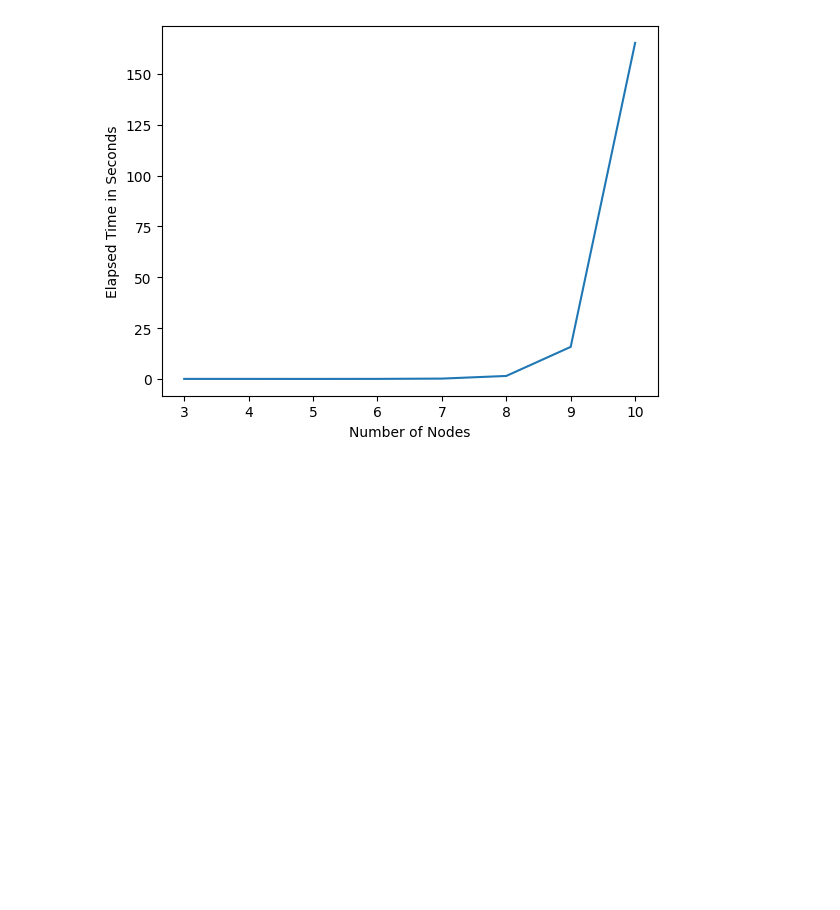
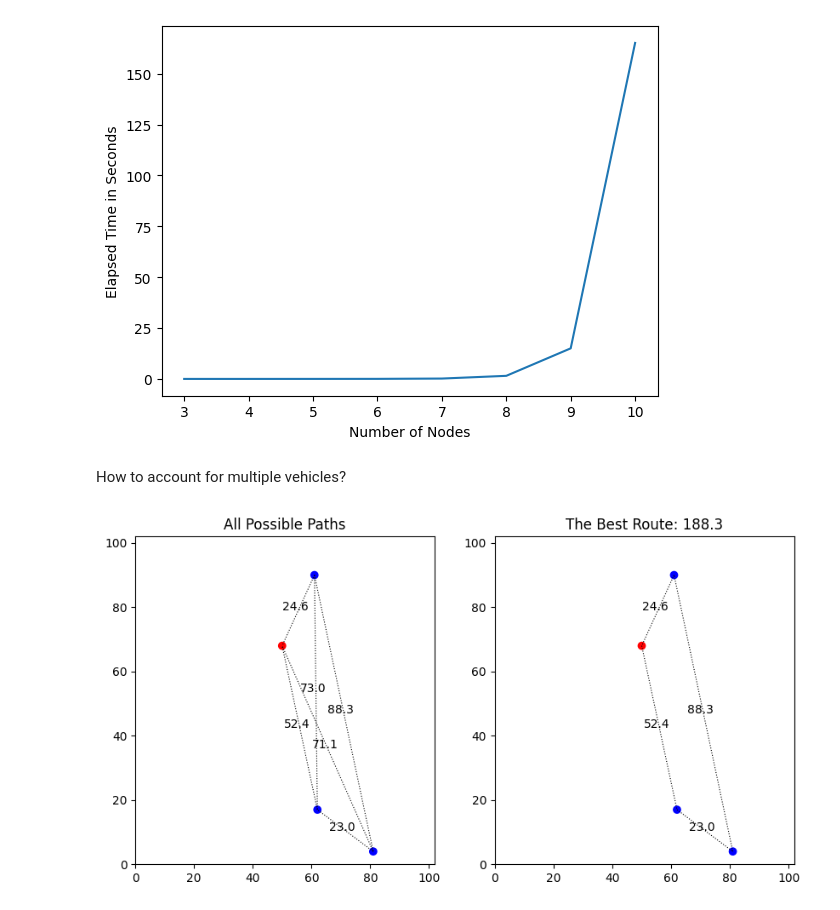
Before and after one commit to kellychin79/analysis_4, a Jupyter notebook: routing_with_xy_coordinates.ipynb, the cells around one changed output. Drawn from its saved outputs; the diff is of its cells as text; code cells hidden in the pictures; blank space fills up the shorter version.

```diff
--- a/routing_with_xy_coordinates.ipynb
+++ b/routing_with_xy_coordinates.ipynb
@@ -563,3 +556,10 @@ plt.ylabel('Elapsed Time in Seconds')
 # %% [output]
 Text(0, 0.5, 'Elapsed Time in Seconds')
 [figure]
+# %% [markdown]
+How to account for multiple vehicles?
+# %%
+random.seed(789)
+run_v3(max_range=100, num_dest=3)
+# %% [output]
+[figure, added]
```
Also changed, not shown: parts of 34 cells of this notebook.
